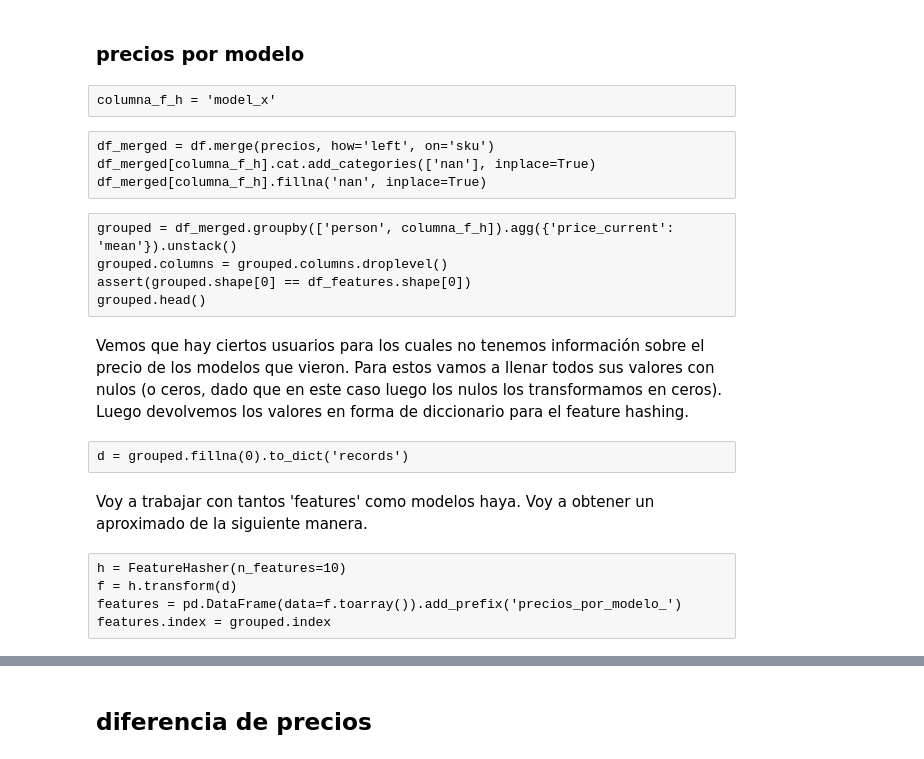
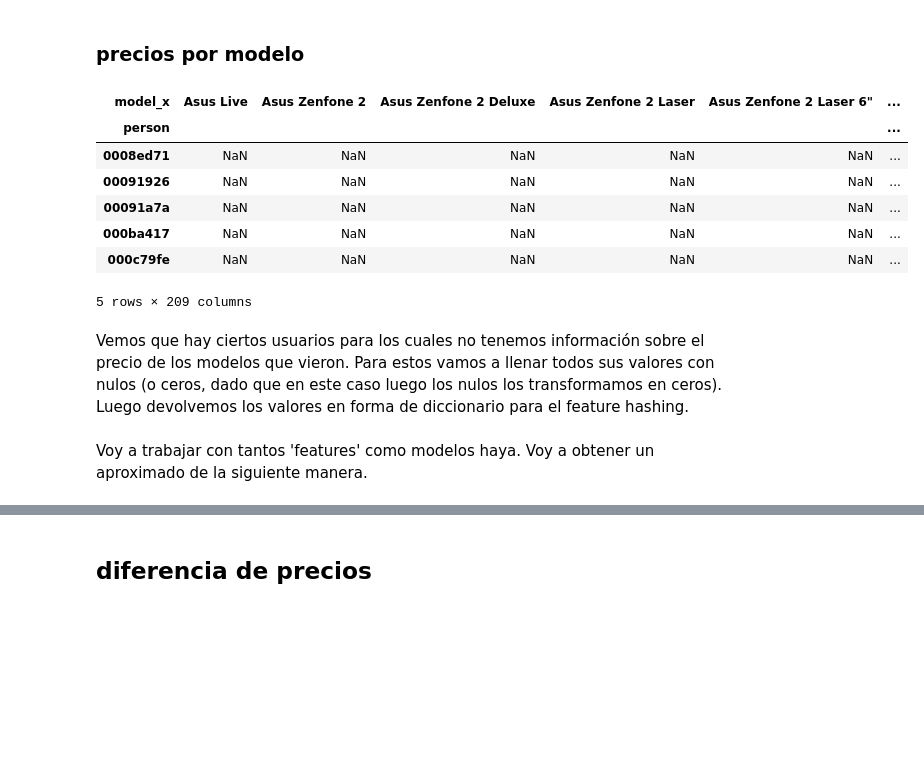
Before and after one commit to seblaz/7506-datos-tp2, a Jupyter notebook: Features/Features Seba.ipynb, the cells around one changed output, grey strips where cells are left out. Cells and saved outputs as stored; diff of their text form; code cells hidden in the pictures; blank space fills up the shorter version.

```diff
--- a/Features/Features Seba.ipynb
+++ b/Features/Features Seba.ipynb
@@ -354,18 +335,25 @@ precios.index = precios.index.astype('category')
 Hacemos el merge, y llenamos los nan para que sean incluidos en el groupby. (Esta solución deberíamos mejorarla de alguna forma).
 # %% [markdown]
 ### precios por modelo
-# %% [raw]
-columna_f_h = 'model_x'
-# %% [raw]
-df_merged = df.merge(precios, how='left', on='sku')
-df_merged[columna_f_h].cat.add_categories(['nan'], inplace=True)
-df_merged[columna_f_h].fillna('nan', inplace=True)
-# %% [raw]
-grouped = df_merged.groupby(['person', columna_f_h]).agg({'price_current': 'mean'}).unstack()
-grouped.columns = grouped.columns.droplevel()
-assert(grouped.shape[0] == df_features.shape[0])
-grouped.head()
+# %%
+columna_f_h = 'model_x'
+# %%
+df_merged = df.merge(precios, how='left', on='sku')
+df_merged[columna_f_h].cat.add_categories(['nan'], inplace=True)
+df_merged[columna_f_h].fillna('nan', inplace=True)
+# %%
+grouped = df_merged.groupby(['person', columna_f_h]).agg({'price_current': 'mean'}).unstack()
+grouped.columns = grouped.columns.droplevel()
+assert(grouped.shape[0] == df_features.shape[0])
+grouped.head()
+# %% [output]
+| model_x | Asus Live | Asus Zenfone 2 | Asus Zenfone 2 Deluxe | Asus Zenfone 2 Laser | Asus Zenfone 2 Laser 6" | ... |
+| person |  |  |  |  |  | ... |
+| 0008ed71 | NaN | NaN | NaN | NaN | NaN | ... |
+| 00091926 | NaN | NaN | NaN | NaN | NaN | ... |
+| 00091a7a | NaN | NaN | NaN | NaN | NaN | ... |
+| 000ba417 | NaN | NaN | NaN | NaN | NaN | ... |
+| 000c79fe | NaN | NaN | NaN | NaN | NaN | ... |
+5 rows × 209 columns
 # %% [markdown]
 Vemos que hay ciertos usuarios para los cuales no tenemos información sobre el precio de los modelos que vieron. Para estos vamos a llenar todos sus valores con nulos (o ceros,  dado que en este caso luego los nulos los transformamos en ceros). Luego devolvemos los valores en forma de diccionario para el feature hashing.
-# %% [raw]
-d = grouped.fillna(0).to_dict('records')
@@ -372,7 +362,2 @@ d = grouped.fillna(0).to_dict('records')
 # %% [markdown]
 Voy a trabajar con tantos 'features' como modelos haya. Voy a obtener un aproximado de la siguiente manera.
-# %% [raw]
-h = FeatureHasher(n_features=10)
-f = h.transform(d)
-features = pd.DataFrame(data=f.toarray()).add_prefix('precios_por_modelo_')
-features.index = grouped.index
```
Also changed, not shown: parts of 34 cells of this notebook, 24 other files.
